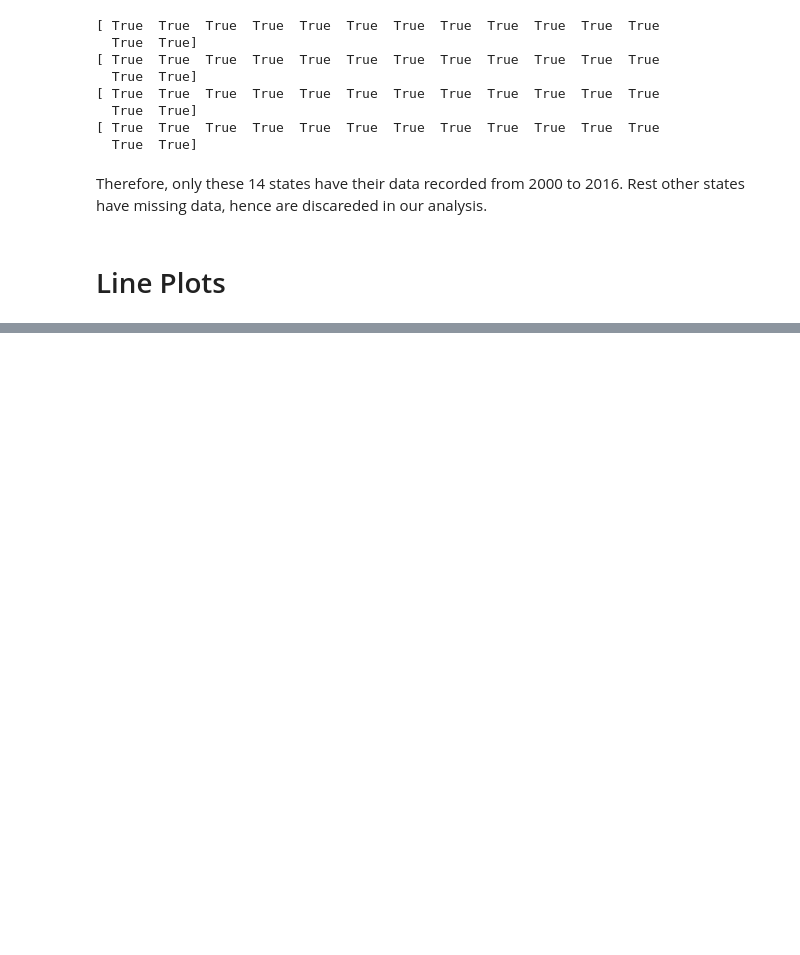
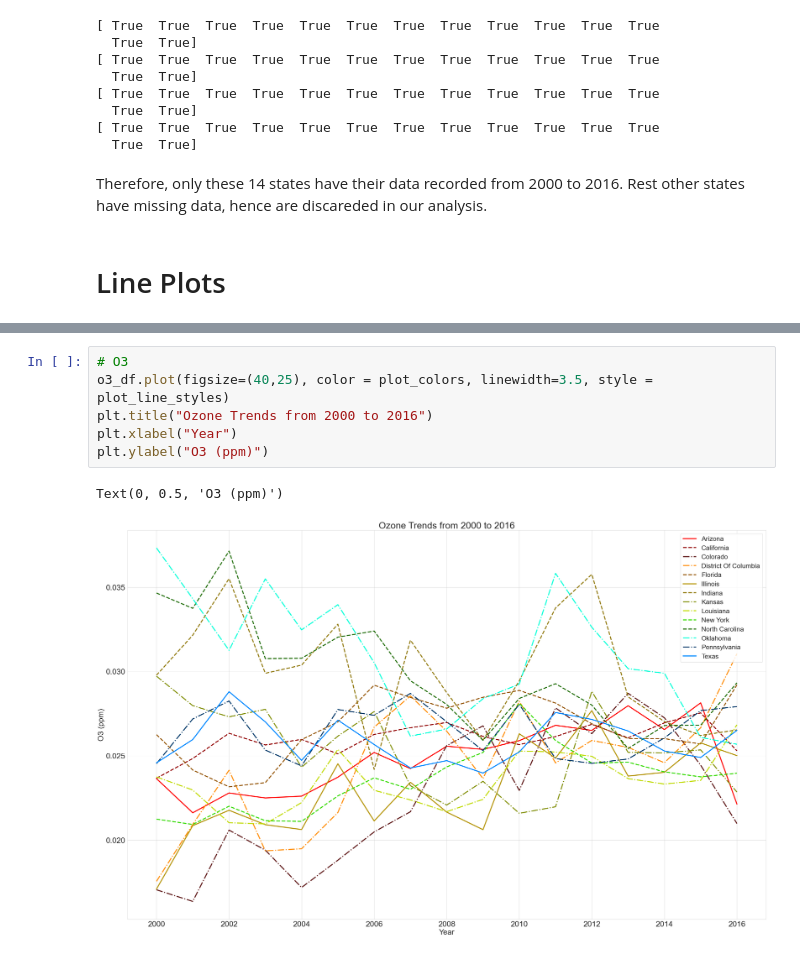
Before and after one commit to SehajS/pollution_data_analytics, a Jupyter notebook: clean_notebook.ipynb, the cells around one changed output, grey strips where cells are left out. Saved outputs shown, nothing was run; the diff lists cells and outputs as text; blank space fills up the shorter version.

```diff
--- a/clean_notebook.ipynb
+++ b/clean_notebook.ipynb
@@ -276,0 +307,9 @@ Therefore, only these 14 states have their data recorded from 2000 to 2016. Rest
+# %%
+# O3
+o3_df.plot(figsize=(40,25), color = plot_colors, linewidth=3.5, style = plot_line_styles)
+plt.title("Ozone Trends from 2000 to 2016")
+plt.xlabel("Year")
+plt.ylabel("O3 (ppm)")
+# %% [output]
+Text(0, 0.5, 'O3 (ppm)')
+[figure, added]
```
Also changed, not shown: parts of 7 cells of this notebook.
